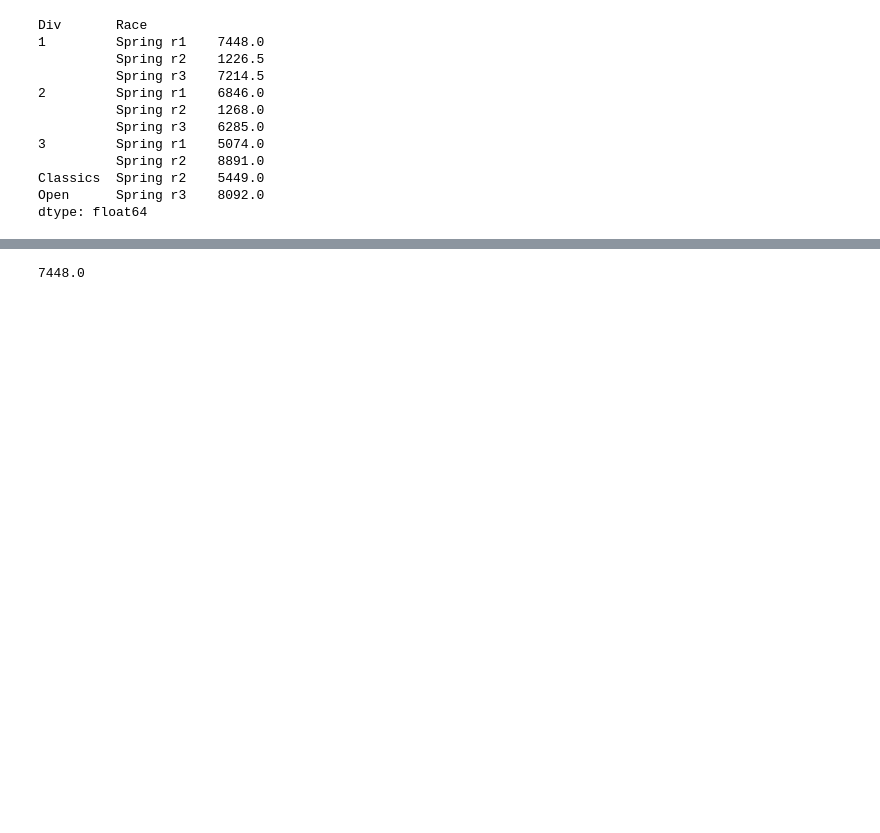
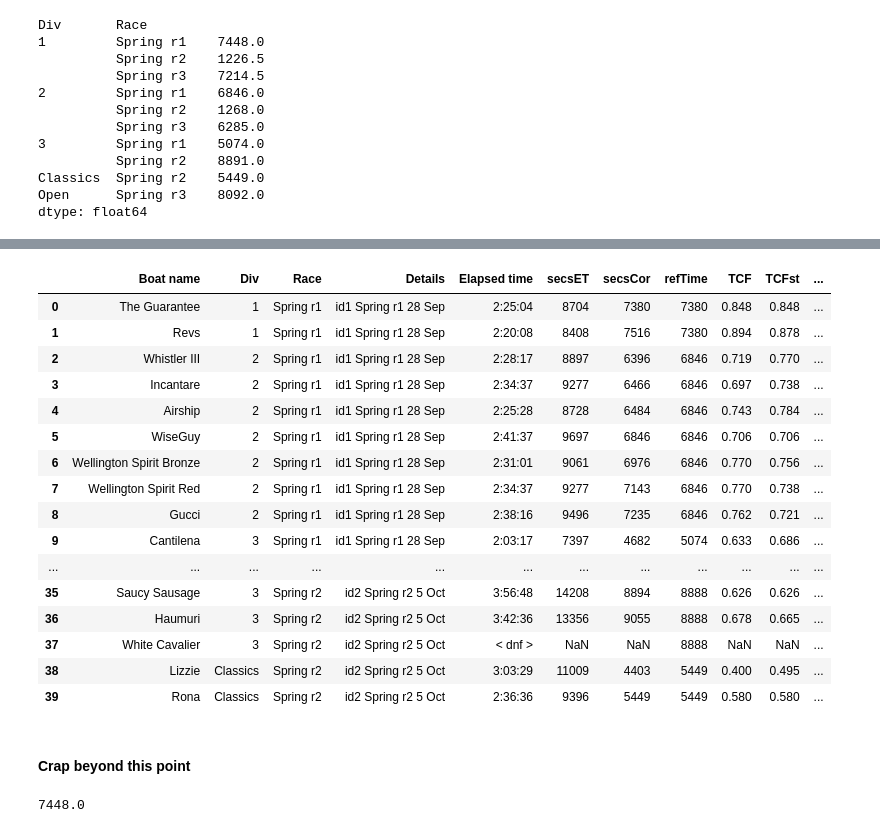
Before and after one commit to drphilbishop/RPNYC_race_analysis, a Jupyter notebook: testAnalysis.ipynb, the cells around one changed output, grey strips where cells are left out. Cells and saved outputs as stored; diff of their text form; code cells hidden in the pictures; blank space fills up the shorter version.

```diff
--- a/testAnalysis.ipynb
+++ b/testAnalysis.ipynb
@@ -101,3 +123,26 @@ dtype: float64
+# %%
+data.set_index(['Div','Boat name','Race']).unstack().drop('Details',axis=1).stack(level=0).head(20)
+data.head(40)
+# %% [output]
+|  | Boat name | Div | Race | Details | Elapsed time | secsET | secsCor | refTime | TCF | TCFst | ... |
+| 0 | The Guarantee | 1 | Spring r1 | id1 Spring r1 28 Sep | 2:25:04 | 8704 | 7380 | 7380 | 0.848 | 0.848 | ... |
+| 1 | Revs | 1 | Spring r1 | id1 Spring r1 28 Sep | 2:20:08 | 8408 | 7516 | 7380 | 0.894 | 0.878 | ... |
+| 2 | Whistler III | 2 | Spring r1 | id1 Spring r1 28 Sep | 2:28:17 | 8897 | 6396 | 6846 | 0.719 | 0.770 | ... |
+| 3 | Incantare | 2 | Spring r1 | id1 Spring r1 28 Sep | 2:34:37 | 9277 | 6466 | 6846 | 0.697 | 0.738 | ... |
+| 4 | Airship | 2 | Spring r1 | id1 Spring r1 28 Sep | 2:25:28 | 8728 | 6484 | 6846 | 0.743 | 0.784 | ... |
+| 5 | WiseGuy | 2 | Spring r1 | id1 Spring r1 28 Sep | 2:41:37 | 9697 | 6846 | 6846 | 0.706 | 0.706 | ... |
+| 6 | Wellington Spirit Bronze | 2 | Spring r1 | id1 Spring r1 28 Sep | 2:31:01 | 9061 | 6976 | 6846 | 0.770 | 0.756 | ... |
+| 7 | Wellington Spirit Red | 2 | Spring r1 | id1 Spring r1 28 Sep | 2:34:37 | 9277 | 7143 | 6846 | 0.770 | 0.738 | ... |
+| 8 | Gucci | 2 | Spring r1 | id1 Spring r1 28 Sep | 2:38:16 | 9496 | 7235 | 6846 | 0.762 | 0.721 | ... |
+| 9 | Cantilena | 3 | Spring r1 | id1 Spring r1 28 Sep | 2:03:17 | 7397 | 4682 | 5074 | 0.633 | 0.686 | ... |
+| ... | ... | ... | ... | ... | ... | ... | ... | ... | ... | ... | ... |
+| 35 | Saucy Sausage | 3 | Spring r2 | id2 Spring r2 5 Oct | 3:56:48 | 14208 | 8894 | 8888 | 0.626 | 0.626 | ... |
+| 36 | Haumuri | 3 | Spring r2 | id2 Spring r2 5 Oct | 3:42:36 | 13356 | 9055 | 8888 | 0.678 | 0.665 | ... |
+| 37 | White Cavalier | 3 | Spring r2 | id2 Spring r2 5 Oct | < dnf > | NaN | NaN | 8888 | NaN | NaN | ... |
+| 38 | Lizzie | Classics | Spring r2 | id2 Spring r2 5 Oct | 3:03:29 | 11009 | 4403 | 5449 | 0.400 | 0.495 | ... |
+| 39 | Rona | Classics | Spring r2 | id2 Spring r2 5 Oct | 2:36:36 | 9396 | 5449 | 5449 | 0.580 | 0.580 | ... |
+# %% [markdown]
+#### Crap beyond this point
 # %%
 ref.ix[('1','Spring r1')]
 # %% [output]
```
Also changed, not shown: parts of 13 cells of this notebook, 2 other files.
